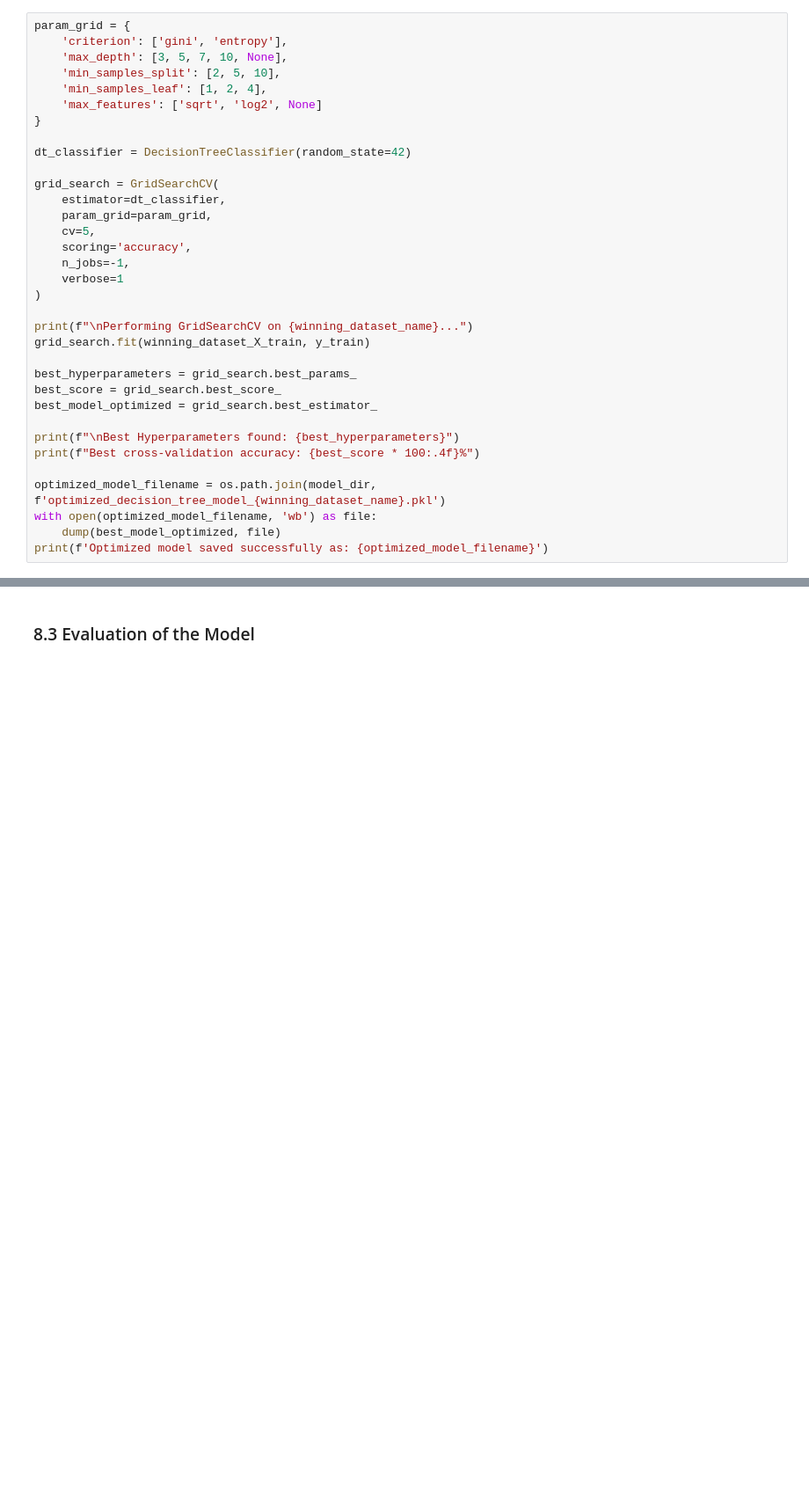
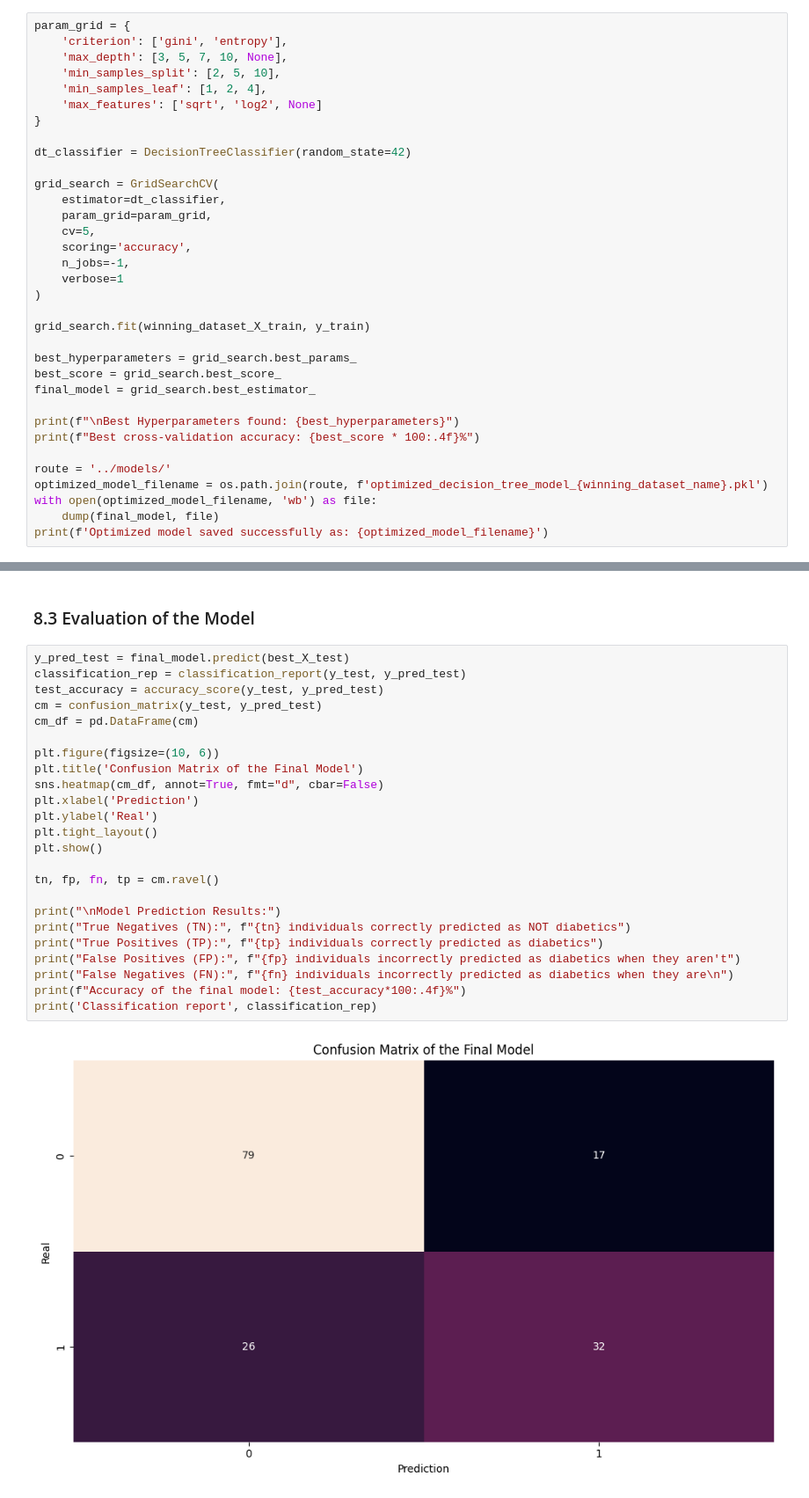
Before and after one commit to 4GeeksAcademy/danielpaez-dev-tree-decision, a Jupyter notebook: src/explore.ipynb, the cells around one changed output, grey strips where cells are left out. Shown at 88% size. Cells and saved outputs as stored; diff of their text form; blank space fills up the shorter version.

Commit message:
feat: :sparkles: Project done
model optimization

```diff
--- a/src/explore.ipynb
+++ b/src/explore.ipynb
@@ -646,18 +646,18 @@ grid_search = GridSearchCV(
     verbose=1
 )
 
-print(f"\nPerforming GridSearchCV on {winning_dataset_name}...")
 grid_search.fit(winning_dataset_X_train, y_train)
 
 best_hyperparameters = grid_search.best_params_
 best_score = grid_search.best_score_
-best_model_optimized = grid_search.best_estimator_
+final_model = grid_search.best_estimator_
 
 print(f"\nBest Hyperparameters found: {best_hyperparameters}")
 print(f"Best cross-validation accuracy: {best_score * 100:.4f}%")
 
-optimized_model_filename = os.path.join(model_dir, f'optimized_decision_tree_model_{winning_dataset_name}.pkl')
+route = '../models/'
+optimized_model_filename = os.path.join(route, f'optimized_decision_tree_model_{winning_dataset_name}.pkl')
 with open(optimized_model_filename, 'wb') as file:
-    dump(best_model_optimized, file)
+    dump(final_model, file)
 print(f'Optimized model saved successfully as: {optimized_model_filename}')
 # %% [output]
@@ -670,2 +669,28 @@ Optimized model saved successfully as: ..\models\optimized_decision_tree_model_X
 # %% [markdown]
 ### 8.3 Evaluation of the Model <a id='c8-3'></a>
+# %%
+y_pred_test = final_model.predict(best_X_test)
+classification_rep = classification_report(y_test, y_pred_test)
+test_accuracy = accuracy_score(y_test, y_pred_test)
+cm = confusion_matrix(y_test, y_pred_test)
+cm_df = pd.DataFrame(cm)
+
+plt.figure(figsize=(10, 6))
+plt.title('Confusion Matrix of the Final Model')
+sns.heatmap(cm_df, annot=True, fmt="d", cbar=False)
+plt.xlabel('Prediction')
+plt.ylabel('Real')
+plt.tight_layout()
+plt.show()
+
+tn, fp, fn, tp = cm.ravel()
+
+print("\nModel Prediction Results:")
+print("True Negatives (TN):", f"{tn} individuals correctly predicted as NOT diabetics")
+print("True Positives (TP):", f"{tp} individuals correctly predicted as diabetics")
+print("False Positives (FP):", f"{fp} individuals incorrectly predicted as diabetics when they aren't")
+print("False Negatives (FN):", f"{fn} individuals incorrectly predicted as diabetics when they are\n")
+print(f"Accuracy of the final model: {test_accuracy*100:.4f}%")
+print('Classification report', classification_rep)
+# %% [output]
+[figure, added]
```
Also changed, not shown: parts of 3 cells of this notebook, 15 other files.
